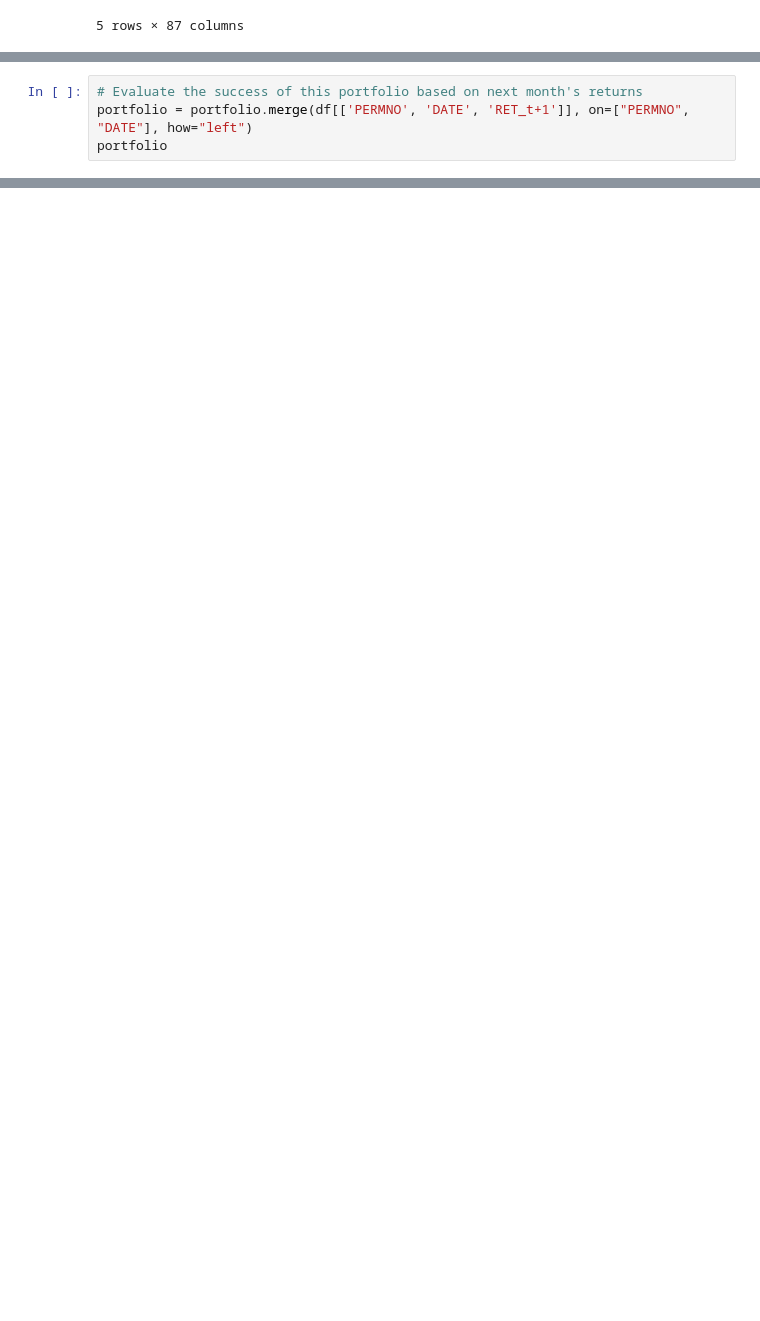
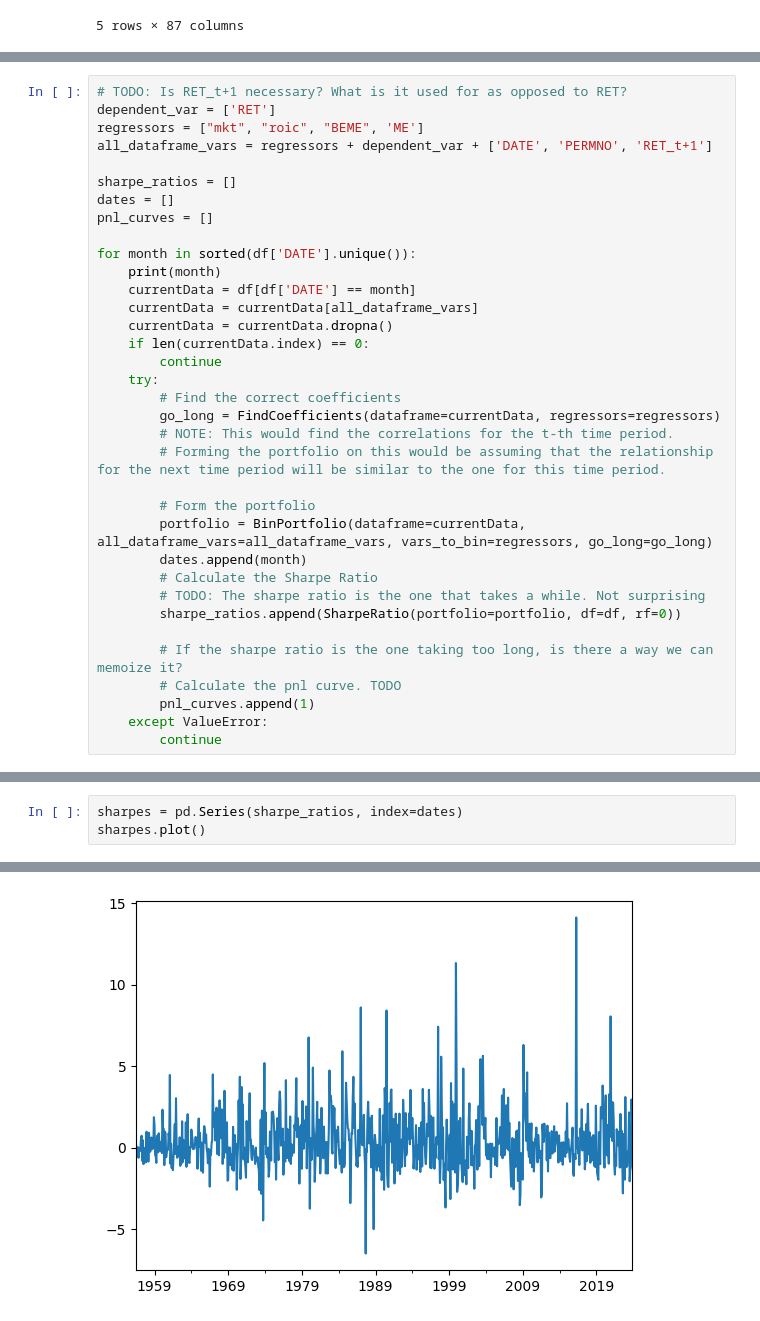
Before and after one commit to mraystaf/CougsOfWallStreet, a Jupyter notebook: main.ipynb, the cells around one changed output, grey strips where cells are left out. Drawn from its saved outputs; the diff is of its cells as text; blank space fills up the shorter version.

```diff
--- a/main.ipynb
+++ b/main.ipynb
@@ -49,4 +38,0 @@ portfolio
-# %%
-# Evaluate the success of this portfolio based on next month's returns
-portfolio = portfolio.merge(df[['PERMNO', 'DATE', 'RET_t+1']], on=["PERMNO", "DATE"], how="left")
-portfolio
@@ -62,0 +39,35 @@ portfolio
+# %%
+# TODO: Is RET_t+1 necessary? What is it used for as opposed to RET?
+dependent_var = ['RET']
+regressors = ["mkt", "roic", "BEME", 'ME']
+all_dataframe_vars = regressors + dependent_var + ['DATE', 'PERMNO', 'RET_t+1']
+
+sharpe_ratios = []
+dates = []
+pnl_curves = []
+
+for month in sorted(df['DATE'].unique()):
+    print(month)
+    currentData = df[df['DATE'] == month]
+    currentData = currentData[all_dataframe_vars]
+    currentData = currentData.dropna()
+    if len(currentData.index) == 0:
+        continue
+    try:
+        # Find the correct coefficients
+        go_long = FindCoefficients(dataframe=currentData, regressors=regressors)
+        # NOTE: This would find the correlations for the t-th time period.
+        # Forming the portfolio on this would be assuming that the relationship for the next time period will be similar to the one for this time period.
+
+        # Form the portfolio
+        portfolio = BinPortfolio(dataframe=currentData, all_dataframe_vars=all_dataframe_vars, vars_to_bin=regressors, go_long=go_long)
+        dates.append(month)
+        # Calculate the Sharpe Ratio
+        # TODO: The sharpe ratio is the one that takes a while. Not surprising
+        sharpe_ratios.append(SharpeRatio(portfolio=portfolio, df=df, rf=0))
+
+        # If the sharpe ratio is the one taking too long, is there a way we can memoize it?
+        # Calculate the pnl curve. TODO
+        pnl_curves.append(1)
+    except ValueError:
+        continue
@@ -62,0 +92,4 @@ portfolio
+# %%
+sharpes = pd.Series(sharpe_ratios, index=dates)
+sharpes.plot()
+# %% [output]
@@ -62,0 +97 @@ portfolio
+[figure, added]
```
Also changed, not shown: parts of 7 cells of this notebook, 3 other files.
